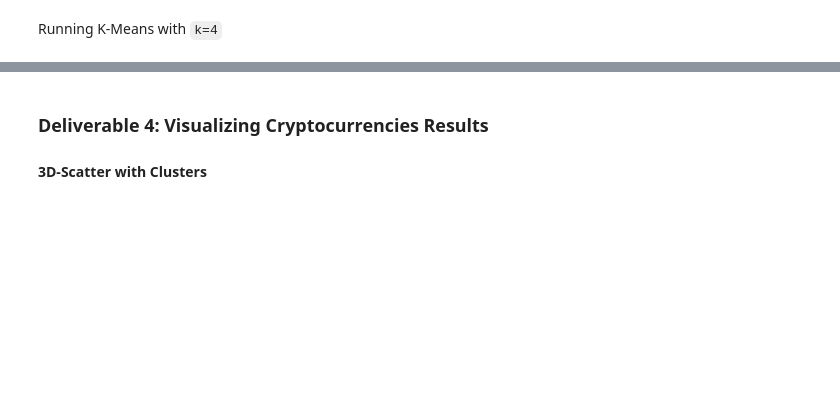
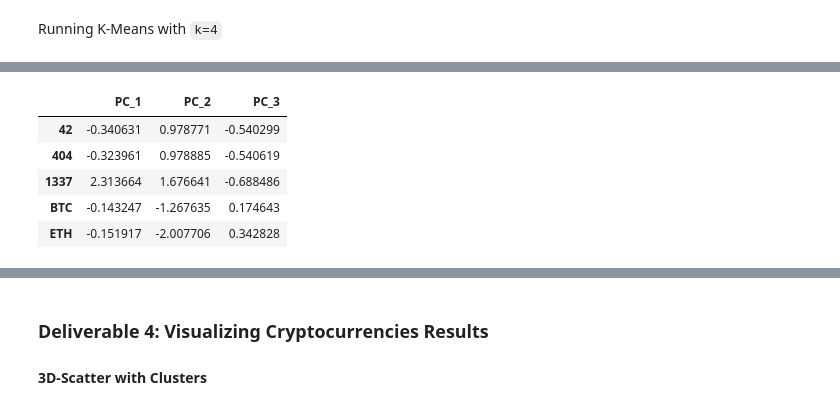
Before and after one commit to coralrofa/Cryptocurrencies, a Jupyter notebook: crypto_clustering.ipynb, the cells around one changed output, grey strips where cells are left out. Cells and saved outputs as stored; diff of their text form; code cells hidden in the pictures; blank space fills up the shorter version.

```diff
--- a/crypto_clustering.ipynb
+++ b/crypto_clustering.ipynb
@@ -285,0 +322,9 @@ Running K-Means with `k=4`
+# %%
+pcs_df.head()
+# %% [output]
+|  | PC_1 | PC_2 | PC_3 |
+| 42 | -0.340631 | 0.978771 | -0.540299 |
+| 404 | -0.323961 | 0.978885 | -0.540619 |
+| 1337 | 2.313664 | 1.676641 | -0.688486 |
+| BTC | -0.143247 | -1.267635 | 0.174643 |
+| ETH | -0.151917 | -2.007706 | 0.342828 |
```
Also changed, not shown: parts of 17 cells of this notebook.
